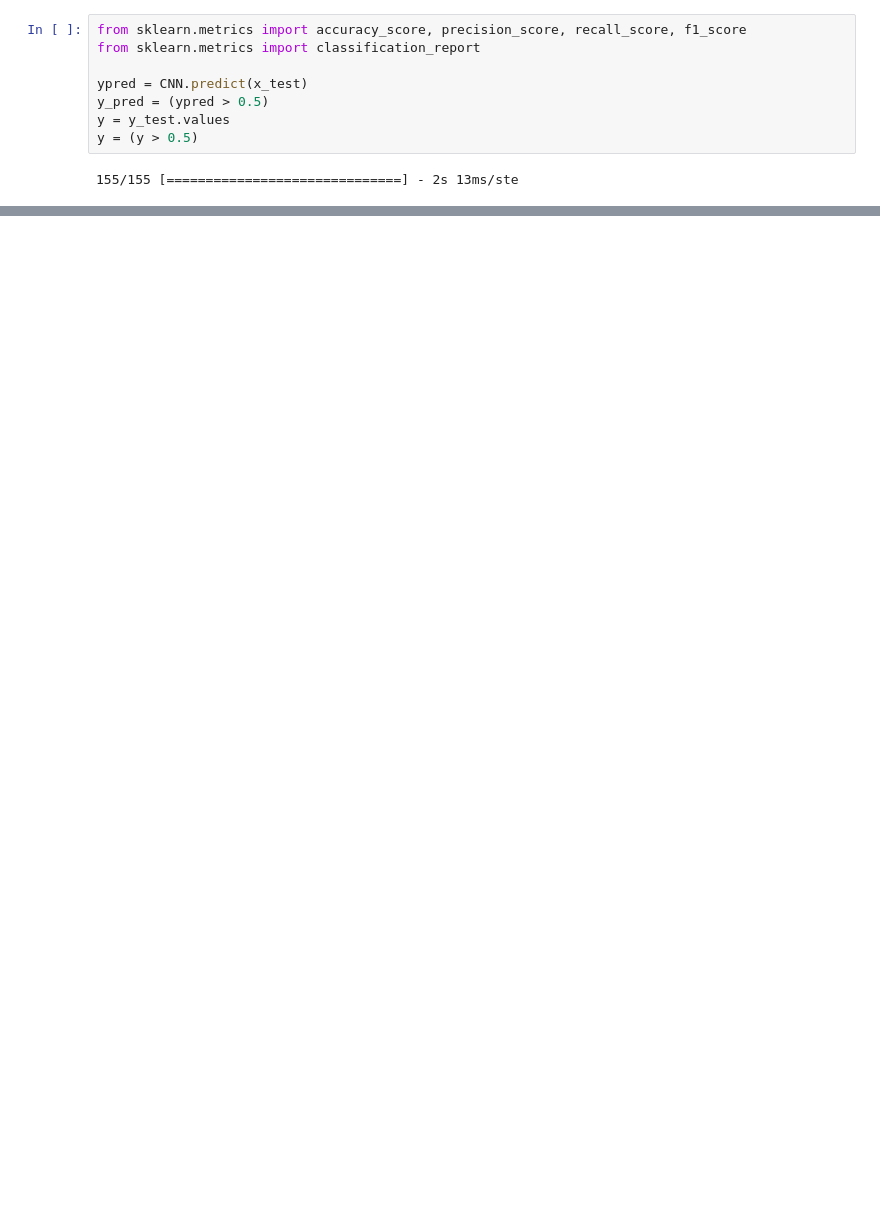
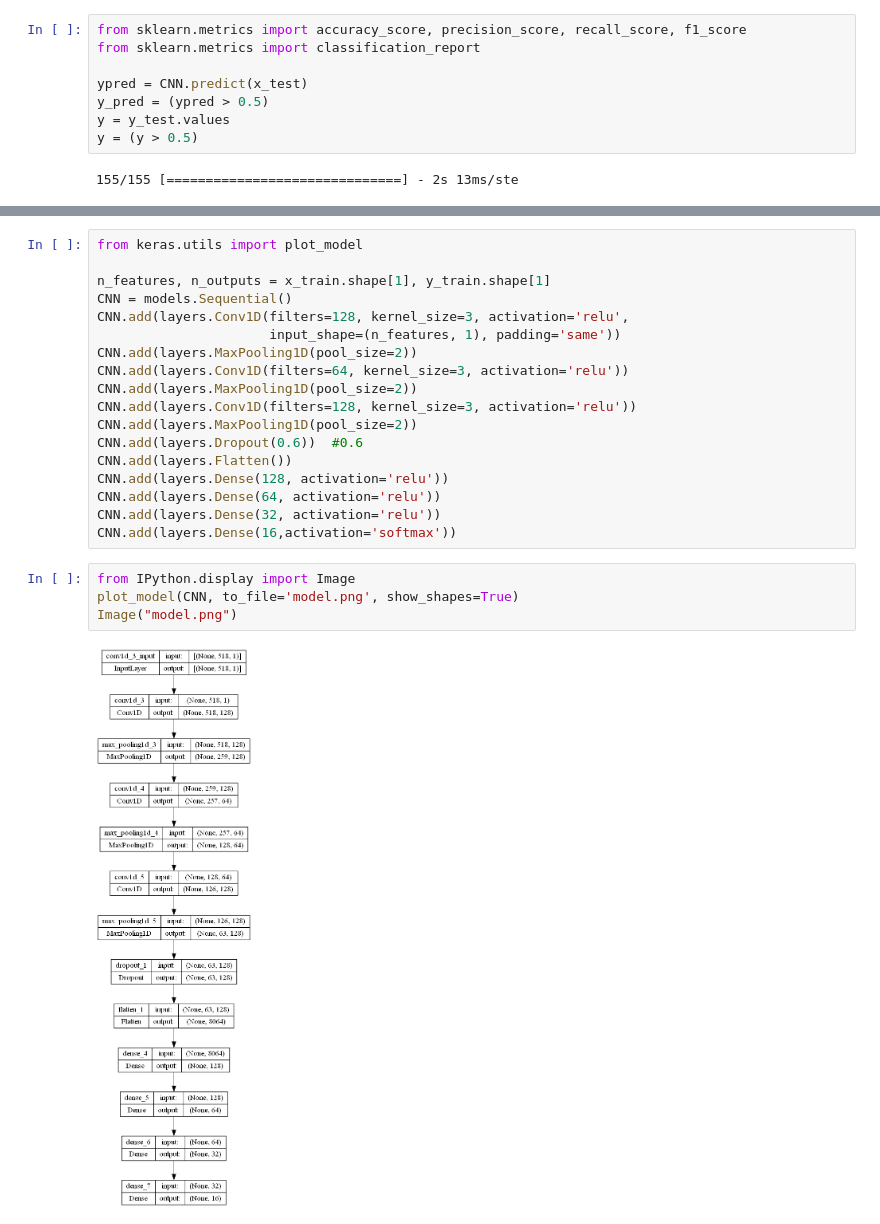
Before and after one commit to netanellevine/Songs_Genres_Classification, a Jupyter notebook: BuildingCNN_talia.ipynb, the cells around one changed output, grey strips where cells are left out. Drawn from its saved outputs; the diff is of its cells as text; blank space fills up the shorter version.

```diff
--- a/BuildingCNN_talia.ipynb
+++ b/BuildingCNN_talia.ipynb
@@ -185,0 +186,24 @@ ax.legend();
+# %%
+from keras.utils import plot_model
+
+n_features, n_outputs = x_train.shape[1], y_train.shape[1]
+CNN = models.Sequential()
+CNN.add(layers.Conv1D(filters=128, kernel_size=3, activation='relu',
+                      input_shape=(n_features, 1), padding='same'))
+CNN.add(layers.MaxPooling1D(pool_size=2))
+CNN.add(layers.Conv1D(filters=64, kernel_size=3, activation='relu'))
+CNN.add(layers.MaxPooling1D(pool_size=2))
+CNN.add(layers.Conv1D(filters=128, kernel_size=3, activation='relu'))
+CNN.add(layers.MaxPooling1D(pool_size=2))
+CNN.add(layers.Dropout(0.6))  #0.6
+CNN.add(layers.Flatten())
+CNN.add(layers.Dense(128, activation='relu'))
+CNN.add(layers.Dense(64, activation='relu'))
+CNN.add(layers.Dense(32, activation='relu'))
+CNN.add(layers.Dense(16,activation='softmax'))
+# %%
+from IPython.display import Image
+plot_model(CNN, to_file='model.png', show_shapes=True)
+Image("model.png")
+# %% [output]
+[figure, added]
```
Also changed, not shown: parts of 6 cells of this notebook, 1 other file.
